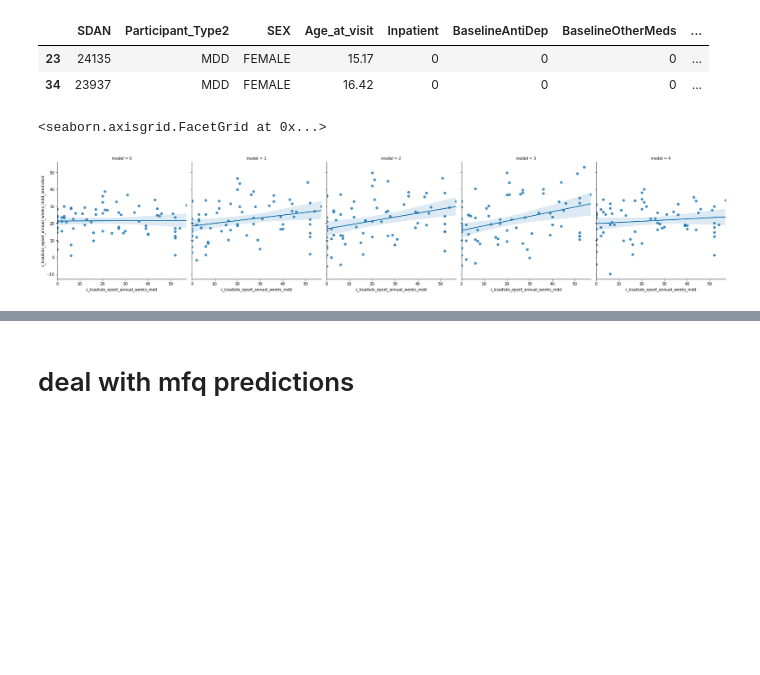
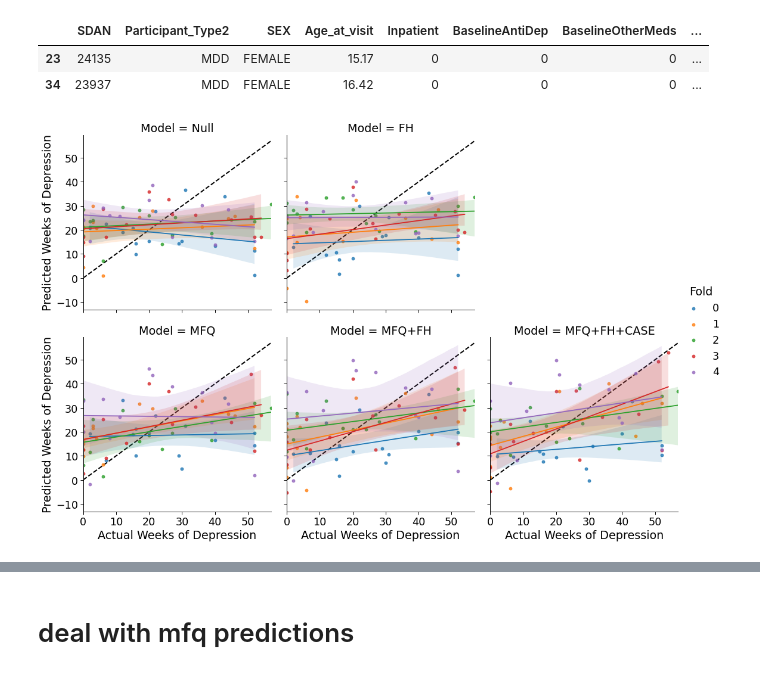
Before and after one commit to lisagorham/Family_History_Project, a Jupyter notebook: notebooks/get_cv_predictions.ipynb, the cells around one changed output, grey strips where cells are left out. Cells and saved outputs as stored; diff of their text form; code cells hidden in the pictures; blank space fills up the shorter version.

Commit message:
make figures and bootstrap difference tests

```diff
--- a/notebooks/get_cv_predictions.ipynb
+++ b/notebooks/get_cv_predictions.ipynb
@@ -70,28 +73,61 @@ models = ['c_ksadsdx_epset_annual_weeks_mdd ~ BaselineAntiDep + BaselineOtherMed
 # %%
 data = wdat.copy()
-model = models[0]
 def kfold_linear(data, model):
     kf = KFold(n_splits=5)
     fits = []
     reses = []
-    for train_ind, test_ind in kf.split(data):
+    for fix, (train_ind, test_ind) in enumerate(kf.split(data)):
         mdl = smf.ols(model, data.loc[train_ind])
         fitted = mdl.fit()
         res = data.loc[test_ind, ['SDAN'] + [mdl.endog_names]].copy()
         res[f'{mdl.endog_names}_predicted'] = fitted.predict(data.loc[test_ind])
+        res['fold'] = fix
         reses.append(res)
         fits.append(fitted)
     reses = pd.concat(reses)
     return fits, reses
 # %%
 reses = []
-for mix, model in enumerate(models):
+for mix, model in models.items():
     ffs, rrs = kfold_linear(data, model)
     rrs['model'] = mix
     reses.append(rrs)
 reses = pd.concat(reses)
+# %%
+to_plot = reses.copy()
+to_plot = to_plot.rename(
+    columns={
+        'c_ksadsdx_epset_annual_weeks_mdd':'Actual Weeks of Depression',
+        'c_ksadsdx_epset_annual_weeks_mdd_predicted':'Predicted Weeks of Depression',
+        'model': 'Model',
+        'fold': 'Fold'
+    })
+to_plot = to_plot.rename(
+    columns={})
 # %%
-sns.lmplot(x='c_ksadsdx_epset_annual_weeks_mdd', y='c_ksadsdx_epset_annual_weeks_mdd_predicted', data=reses, col='model')
+paper_rc = {'axes.facecolor':'white',
+            'figure.facecolor':'white',
+            'dpi': 250}
+with sns.plotting_context("paper", font_scale=2, rc=paper_rc):
+    g = sns.lmplot(x='Actual Weeks of Depression',
+               y='Predicted Weeks of Depression',
+               data=to_plot,
+               col='Model',
+               col_wrap=3,
+               col_order=['Null', 'FH', 'MFQ', 'MFQ', 'MFQ+FH', 'MFQ+FH+CASE'],
+               hue='Fold',
+               n_boot=10000)
+    for ax in g.axes:
+        ymin, ymax = ax.get_ylim()
+        xmin, xmax = ax.get_xlim()
+        ax.plot((xmin, xmax), (xmin, xmax),
+                linestyle='dashed',
+                color='black',
+                linewidth=2,
+                zorder=-1000)
+        ax.set_ylim((ymin, ymax))
+        ax.set_xlim((xmin, xmax))
+    g.axes[2].set_visible(False)
+    g.fig.set_facecolor("white")
 # %% [output]
-<seaborn.axisgrid.FacetGrid at 0x...>
-[figure, old version]
+[figure, new version]
```
Also changed, not shown: parts of 69 cells of this notebook, 2 other files.
